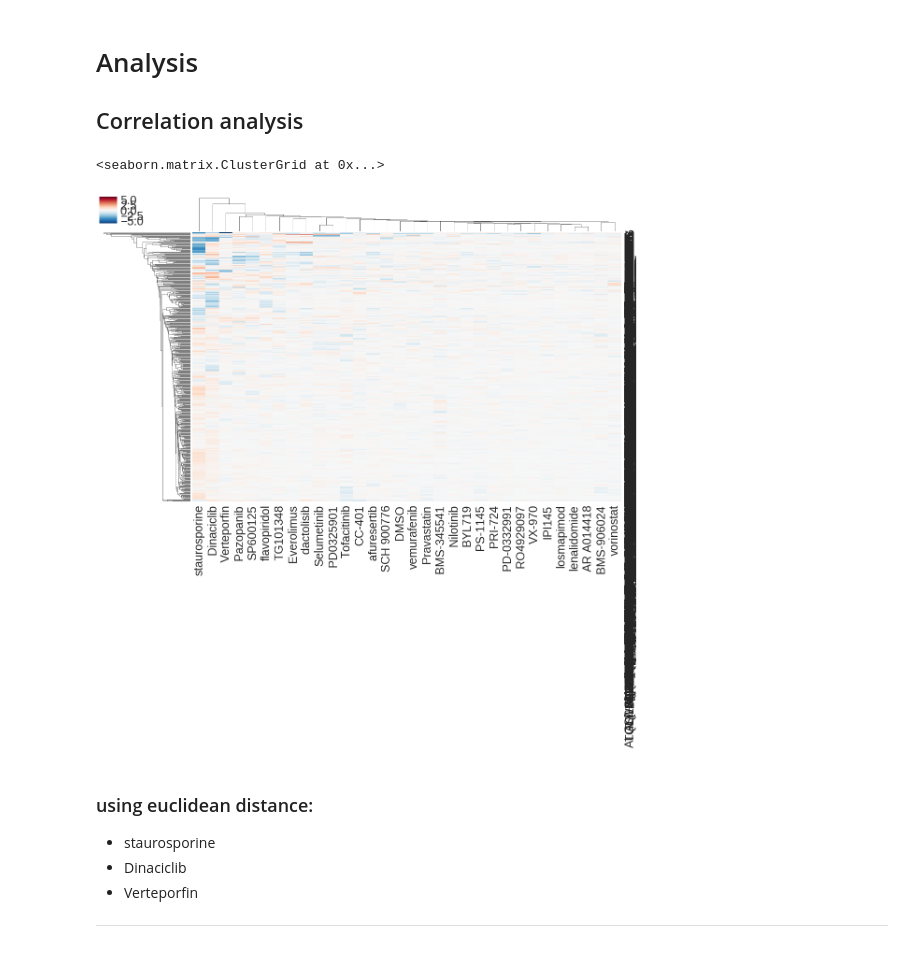
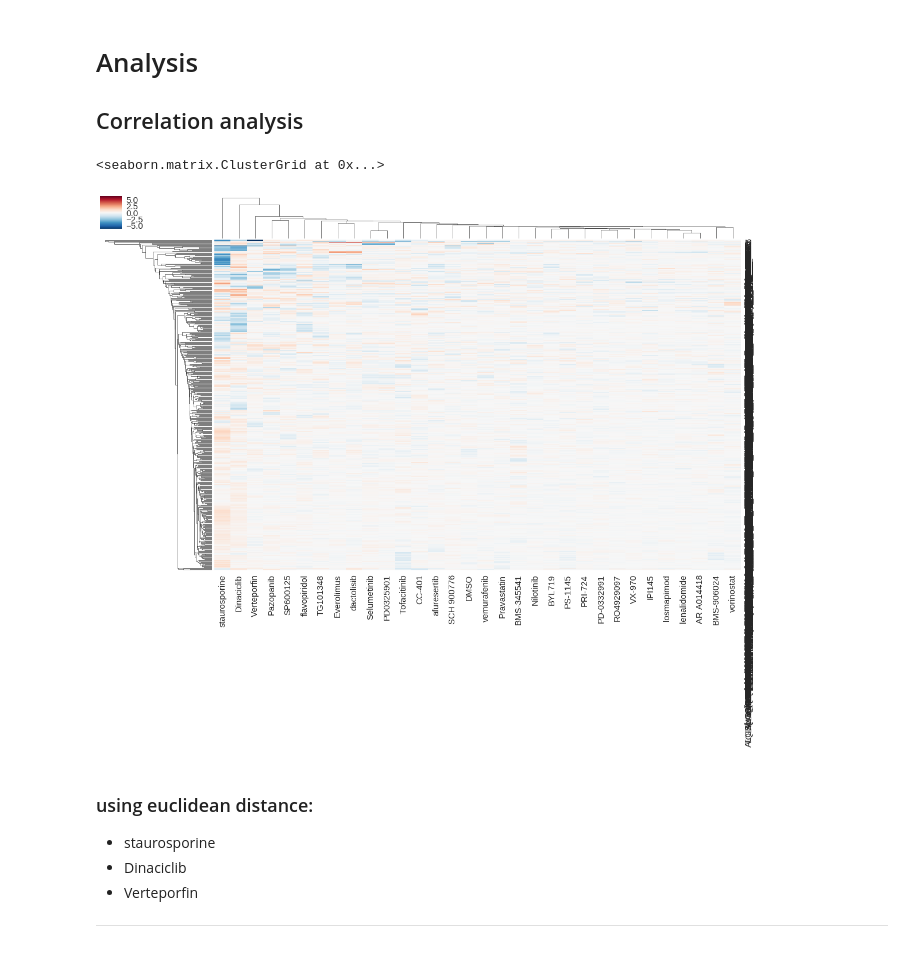
Before and after one commit to krishnakantsingh14/IntegratedOmics, a Jupyter notebook: kinase_analysis.ipynb, the cells around one changed output. Saved outputs shown, nothing was run; the diff lists cells and outputs as text; code cells hidden in the pictures.

```diff
--- a/kinase_analysis.ipynb
+++ b/kinase_analysis.ipynb
@@ -376,11 +376,11 @@ False
 
 ## Correlation analysis
 # %%
-# sns.set(font_scale=2.5)
+sns.set(font_scale=1.5)
 sns.clustermap(integrated_kinase, cmap='RdBu_r', figsize = (20,12))
 # %% [output]
 <seaborn.matrix.ClusterGrid at 0x...>
-[figure, old version]
+[figure, new version]
 # %% [markdown]
 ### using euclidean distance:
  - staurosporine
```
Also changed, not shown: parts of 1 cell of this notebook.
